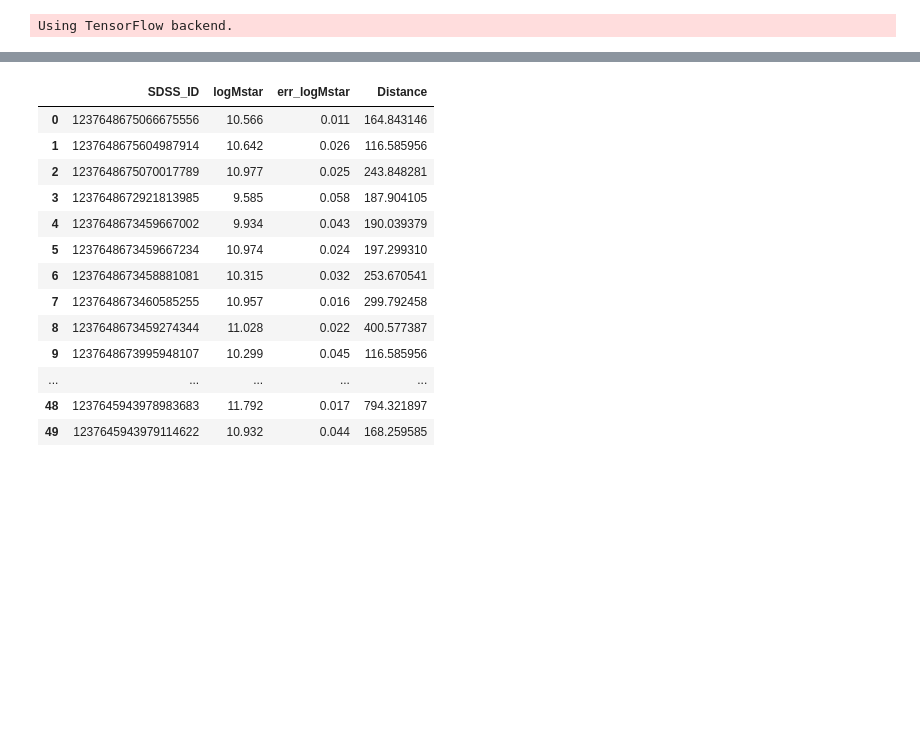
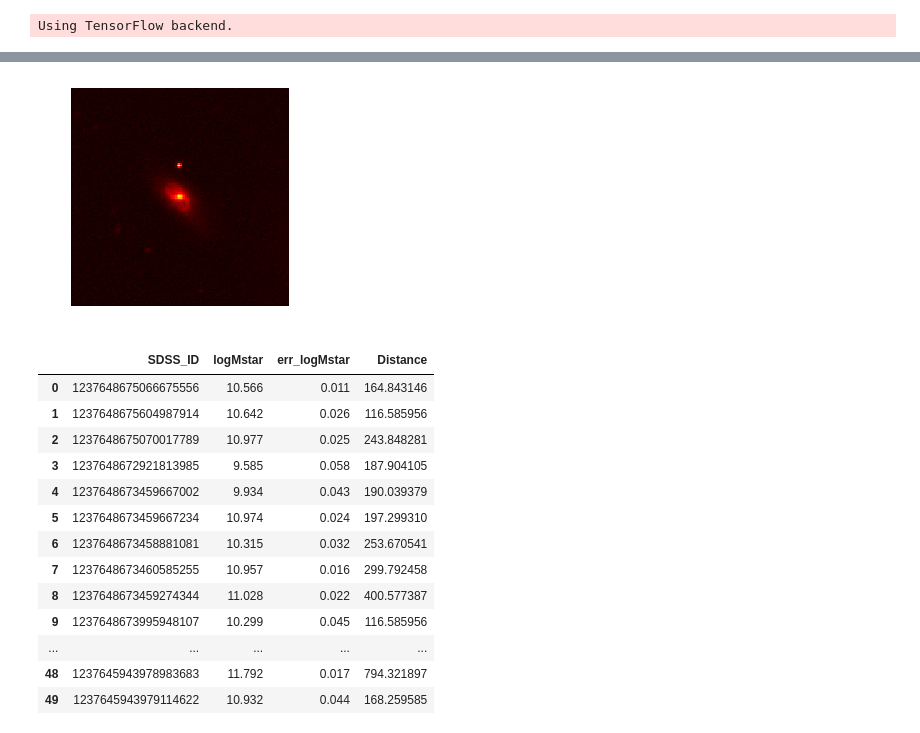
Before and after one commit to VigneshBaskar/Astrohack, a Jupyter notebook: Code/Pre_processing/Read_Preprocess_data.ipynb, the cells around one changed output, grey strips where cells are left out. Cells and saved outputs as stored; diff of their text form; code cells hidden in the pictures; blank space fills up the shorter version.

```diff
--- a/Code/Pre_processing/Read_Preprocess_data.ipynb
+++ b/Code/Pre_processing/Read_Preprocess_data.ipynb
@@ -142,3 +373,7 @@ sample_data_object=get_Data(sample_target_data_df,sample_data_path)
+# %%
+plot_images([img])
+# %% [output]
+[figure, added]
 # %%
 with open(os.path.join(sample_data_path,'sample_data_object.p'), 'wb') as handle:
     pickle.dump(sample_data_object, handle, protocol=pickle.HIGHEST_PROTOCOL)
```
Also changed, not shown: parts of 22 cells of this notebook, 2 other files.
